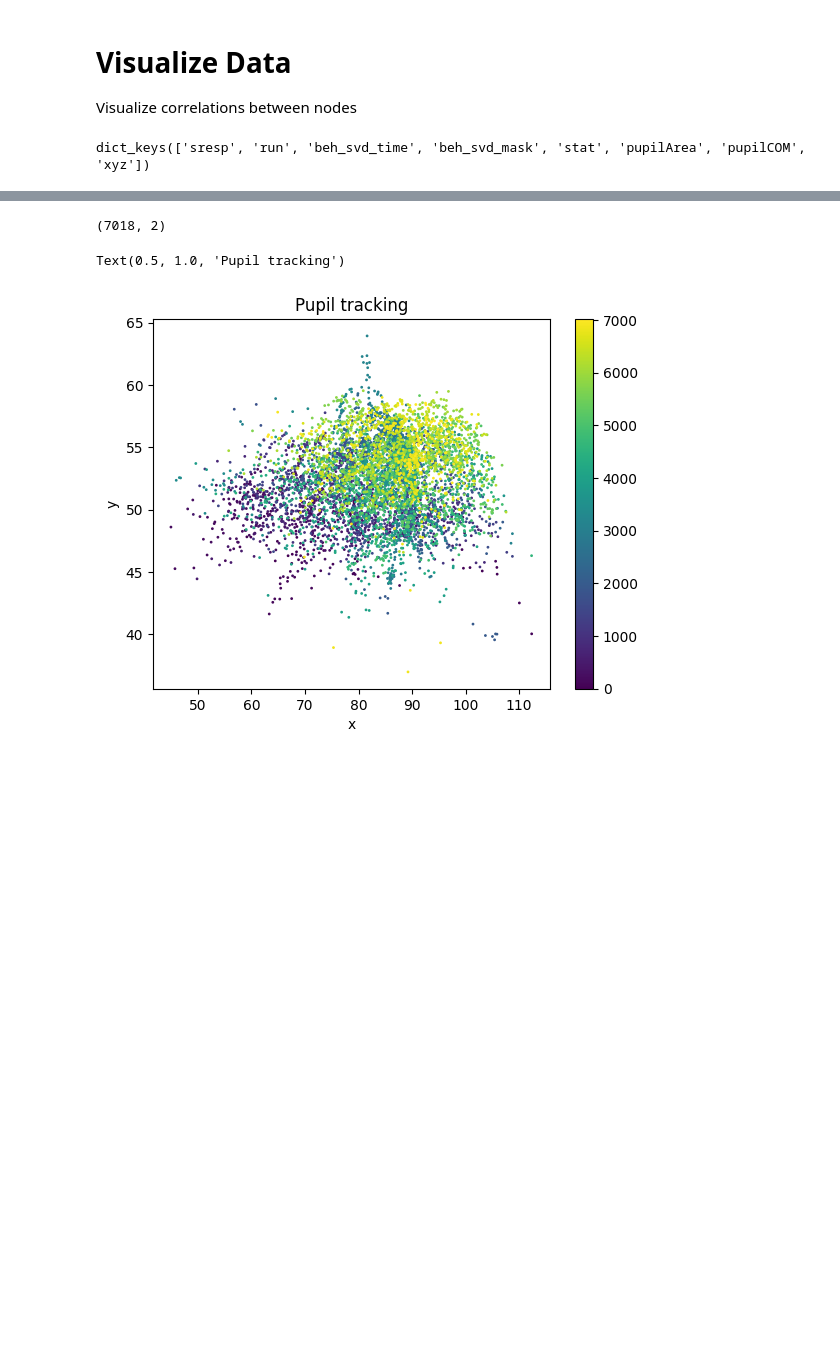
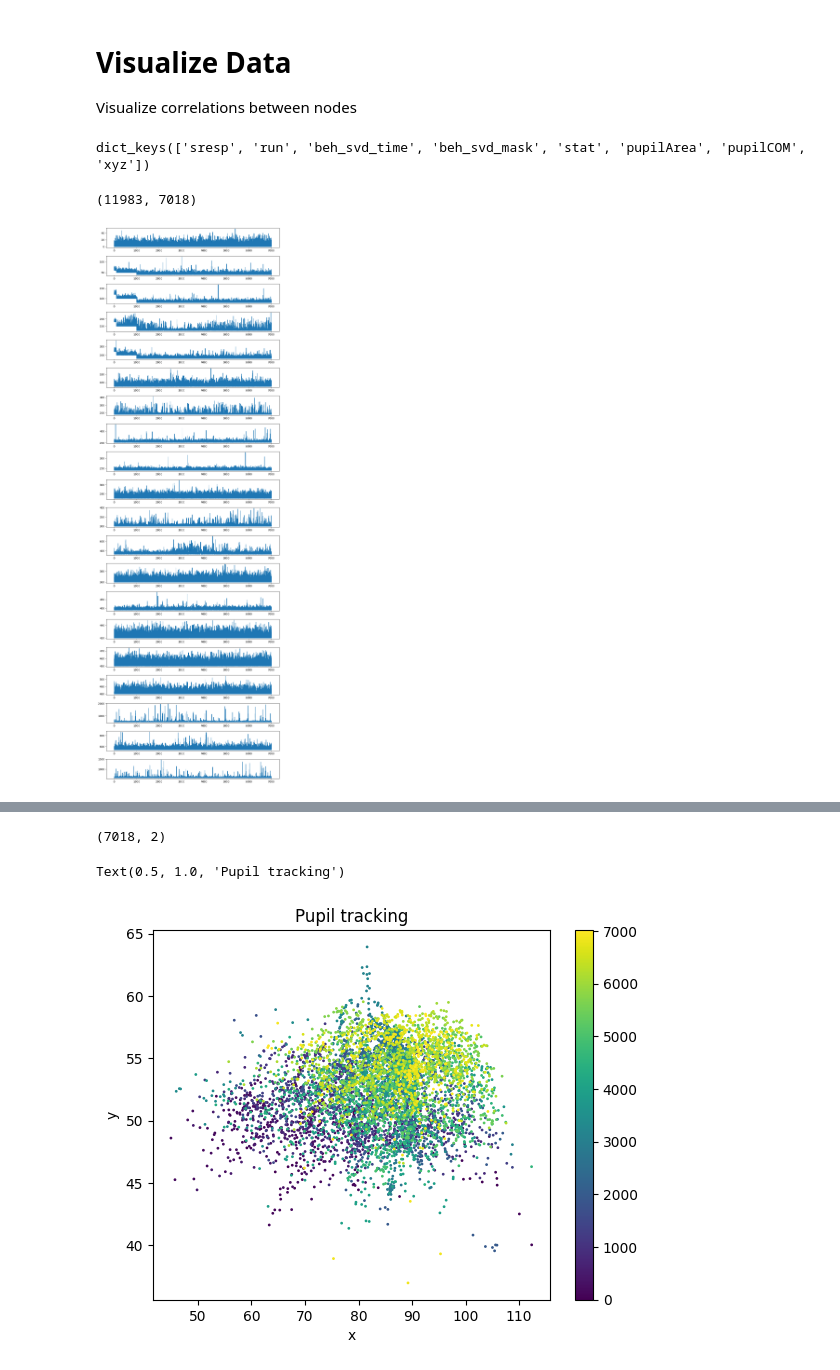
Before and after one commit to rclupoiu/neural-mesh-transformers, a Jupyter notebook: data_gen/data_viz.ipynb, the cells around one changed output, grey strips where cells are left out. Cells and saved outputs as stored; diff of their text form; code cells hidden in the pictures; blank space fills up the shorter version.

```diff
--- a/data_gen/data_viz.ipynb
+++ b/data_gen/data_viz.ipynb
@@ -10,3 +10,42 @@ dat = np.load('stringer_spontaneous.npy', allow_pickle=True).item()
 print(dat.keys())
 # %% [output]
 dict_keys(['sresp', 'run', 'beh_svd_time', 'beh_svd_mask', 'stat', 'pupilArea', 'pupilCOM', 'xyz'])
+# %%
+dat['sresp'].shape
+# %% [output]
+(11983, 7018)
+# %%
+#dat['sresp'] is a 2D array of shape (n_neurons, n_frames). Plot the first 5 neurons' activity over time for the first 100 frames.
+#Plot the 5 activity plots as lines, vertically stacked, with the x-axis being the frame number and the y-axes being the neuron's value.
+#Offset the line plots vertically to make them easier to see.
+
+n_neurons = 20
+n_frames = -1
+
+# create a figure with subplots for each neuron
+fig, axs = plt.subplots(n_neurons, 1, figsize=(10, 30))
+
+# plot each neuron's activity as a line plot
+for i in range(n_neurons):
+    # extract the activity of the ith neuron for the first n_frames frames
+    activity = dat['sresp'][i][:n_frames]
+
+    # offset the activity vertically for easier visualization
+    offset = i * 10
+    activity += offset
+
+    # plot the activity as a line plot on the ith subplot
+    axs[i].plot(activity)
+
+    # add axis labels and titles
+    #axs[i].set_xlabel('Frame number')
+    #axs[i].set_ylabel('Neuron activity')
+    #axs[i].set_title('Neuron {}'.format(i+1))
+
+# adjust the layout to avoid overlap
+fig.tight_layout()
+
+# show the plot
+plt.show()
+# %% [output]
+[figure, added]
```
Also changed, not shown: parts of 3 cells of this notebook, 1 other file.
